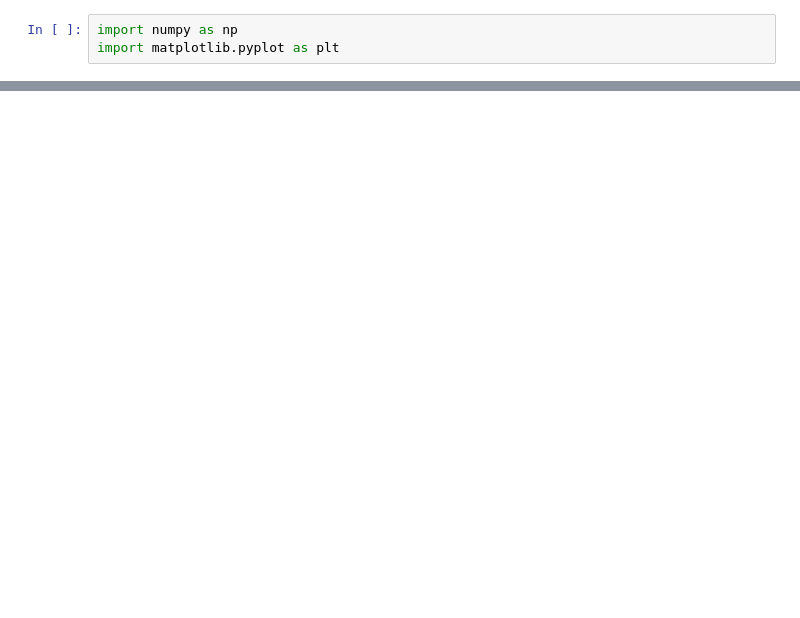
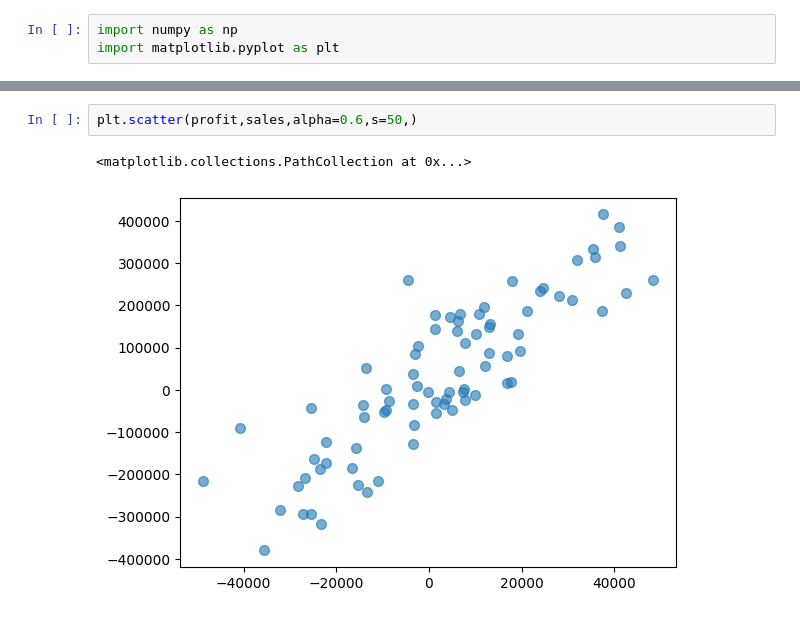
Before and after one commit to AswinAzikar/tutedude_assignments, a Jupyter notebook: m7L7.ipynb, the cells around one changed output, grey strips where cells are left out. Saved outputs shown, nothing was run; the diff lists cells and outputs as text; blank space fills up the shorter version.

```diff
--- a/m7L7.ipynb
+++ b/m7L7.ipynb
@@ -124,0 +119,5 @@ plt.show()
+# %%
+plt.scatter(profit,sales,alpha=0.6,s=50,)
+# %% [output]
+<matplotlib.collections.PathCollection at 0x...>
+[figure, added]
```
Also changed, not shown: parts of 9 cells of this notebook.
